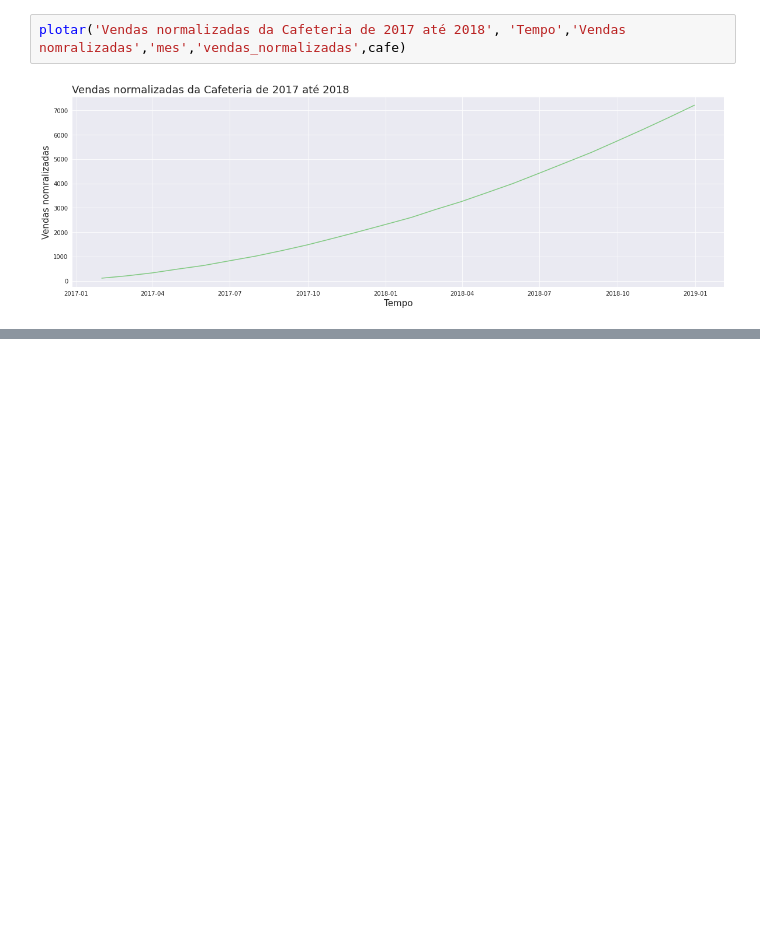
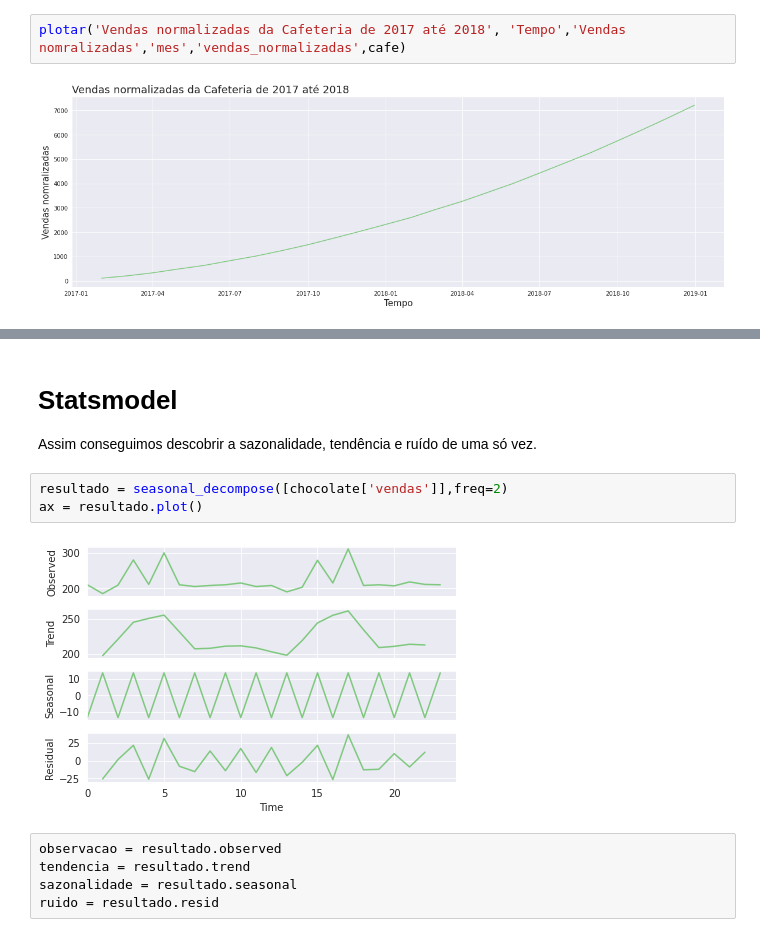
Before and after one commit to King-Bowie/TimeSeries, a Jupyter notebook: TimeSeries.ipynb, the cells around one changed output, grey strips where cells are left out. Drawn from its saved outputs; the diff is of its cells as text; blank space fills up the shorter version.

```diff
--- a/TimeSeries.ipynb
+++ b/TimeSeries.ipynb
@@ -499,0 +501,14 @@ plt.show()
+# %% [markdown]
+# Statsmodel
+
+Assim conseguimos descobrir a sazonalidade, tendência e ruído de uma só vez.
+# %%
+resultado = seasonal_decompose([chocolate['vendas']],freq=2)
+ax = resultado.plot()
+# %% [output]
+[figure, added]
+# %%
+observacao = resultado.observed
+tendencia = resultado.trend
+sazonalidade = resultado.seasonal
+ruido = resultado.resid
```
Also changed, not shown: parts of 9 cells of this notebook.
